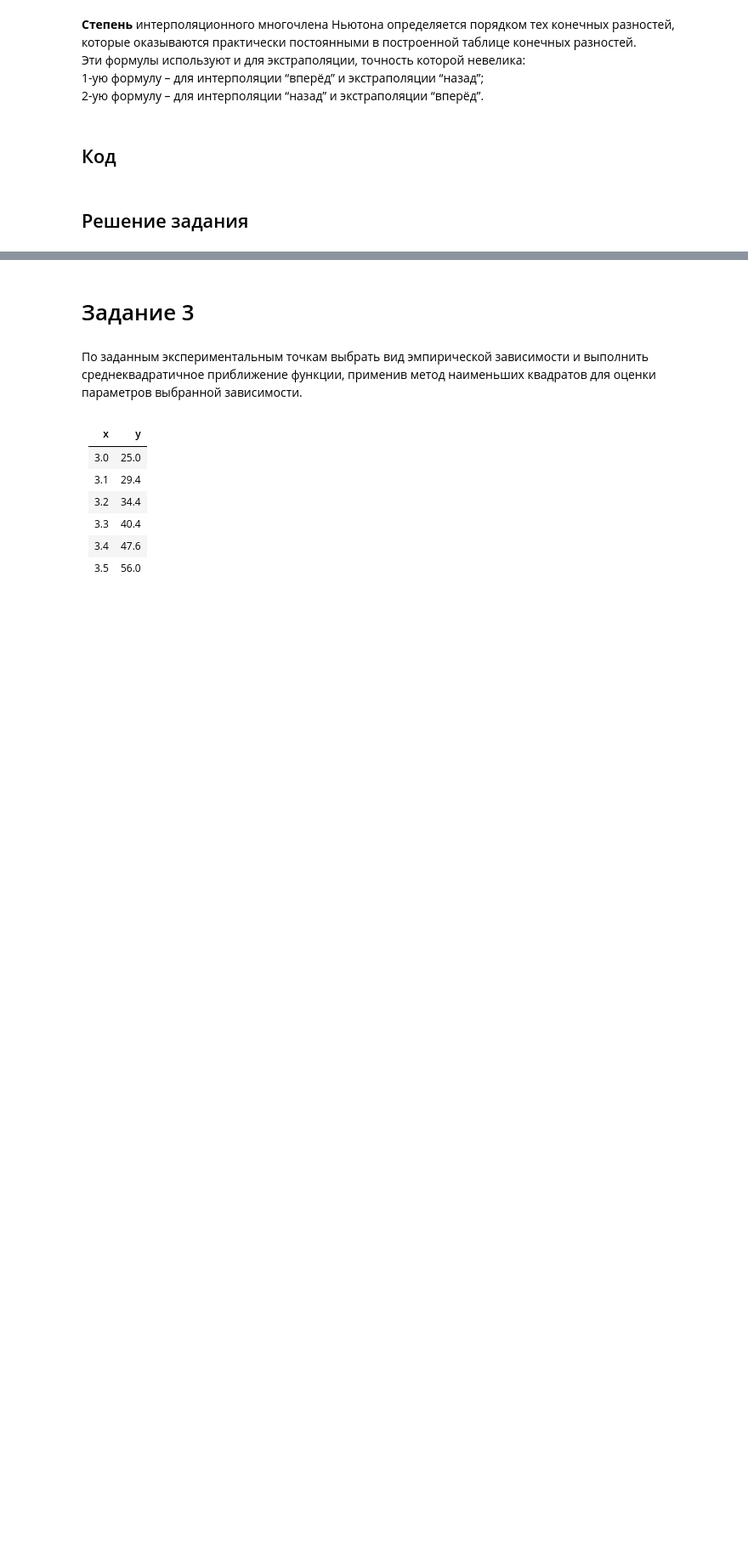
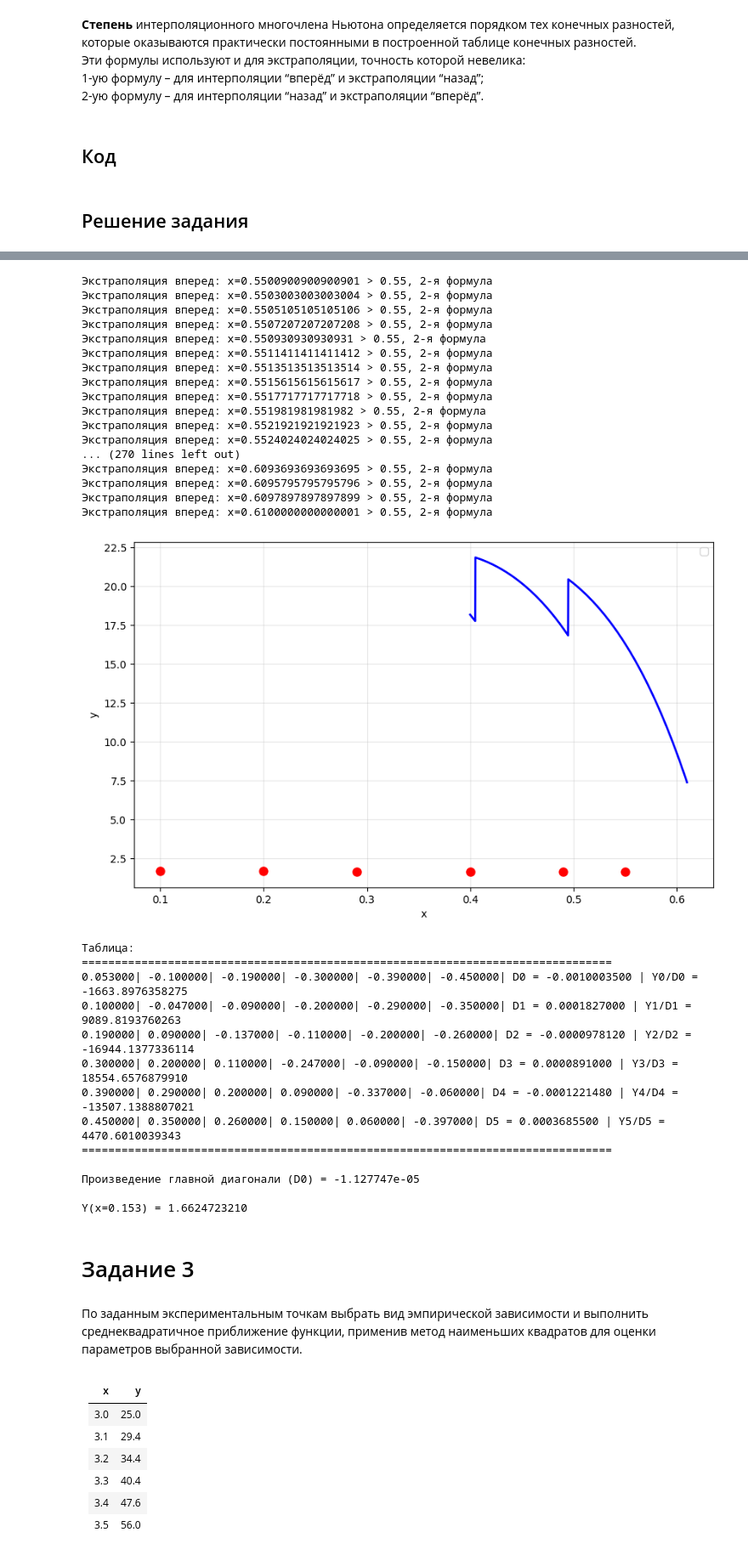
Before and after one commit to medovichka/Vyz, a Jupyter notebook: 2курс/2семестр/Код/Вычислительная Математика/3/Laba3VychMat.ipynb, the cells around one changed output, grey strips where cells are left out. Shown at 85% size. Saved outputs shown, nothing was run; the diff lists cells and outputs as text; code cells hidden in the pictures; blank space fills up the shorter version.

```diff
--- a/2курс/2семестр/Код/Вычислительная Математика/3/Laba3VychMat.ipynb
+++ b/2курс/2семестр/Код/Вычислительная Математика/3/Laba3VychMat.ipynb
@@ -414,3 +406,71 @@ Y(0.5674) = 5.8133676822
+# %%
+xk = [
+    0.45,
+    0.46,
+    0.47,
+    0.48,
+    0.49,
+    0.50,
+    0.51,
+    0.52,
+    0.53,
+    0.54,
+    0.55,
+    0.56
+      ]
+yk = [
+    20.1946,
+    19.6133,
+    18.9425,
+    18.1746,
+    17.3010,
+    16.3123,
+    15.1984,
+    13.9484,
+    12.5508,
+    10.9987,
+    9.2647,
+    7.3510,
+]
+
+x_plot = np.linspace(min(xk) - 0.05, max(xk) + 0.05, 1000)
+y_plot = [newton_methods(x_val, Xk,raznosti,0.01,7) for x_val in x_plot]
+plot(x_plot,y_plot)
+
+Table, Di, D0, result = lagrange_tablica(x, Xk, Yk)
+print_lagrange(Table, Di, D0, Yk, result, x)
+# %% [output]
+Экстраполяция вперед: x=0.5500900900900901 > 0.55, 2-я формула
+Экстраполяция вперед: x=0.5503003003003004 > 0.55, 2-я формула
+Экстраполяция вперед: x=0.5505105105105106 > 0.55, 2-я формула
+Экстраполяция вперед: x=0.5507207207207208 > 0.55, 2-я формула
+Экстраполяция вперед: x=0.550930930930931 > 0.55, 2-я формула
+Экстраполяция вперед: x=0.5511411411411412 > 0.55, 2-я формула
+Экстраполяция вперед: x=0.5513513513513514 > 0.55, 2-я формула
+Экстраполяция вперед: x=0.5515615615615617 > 0.55, 2-я формула
+Экстраполяция вперед: x=0.5517717717717718 > 0.55, 2-я формула
+Экстраполяция вперед: x=0.551981981981982 > 0.55, 2-я формула
+Экстраполяция вперед: x=0.5521921921921923 > 0.55, 2-я формула
+Экстраполяция вперед: x=0.5524024024024025 > 0.55, 2-я формула
+... (270 lines left out)
+Экстраполяция вперед: x=0.6093693693693695 > 0.55, 2-я формула
+Экстраполяция вперед: x=0.6095795795795796 > 0.55, 2-я формула
+Экстраполяция вперед: x=0.6097897897897899 > 0.55, 2-я формула
+Экстраполяция вперед: x=0.6100000000000001 > 0.55, 2-я формула
+[figure, added]
+Таблица:
+================================================================================
+0.053000| -0.100000| -0.190000| -0.300000| -0.390000| -0.450000| D0 = -0.0010003500 | Y0/D0 = -1663.8976358275
+0.100000| -0.047000| -0.090000| -0.200000| -0.290000| -0.350000| D1 = 0.0001827000 | Y1/D1 = 9089.8193760263
+0.190000| 0.090000| -0.137000| -0.110000| -0.200000| -0.260000| D2 = -0.0000978120 | Y2/D2 = -16944.1377336114
+0.300000| 0.200000| 0.110000| -0.247000| -0.090000| -0.150000| D3 = 0.0000891000 | Y3/D3 = 18554.6576879910
+0.390000| 0.290000| 0.200000| 0.090000| -0.337000| -0.060000| D4 = -0.0001221480 | Y4/D4 = -13507.1388807021
+0.450000| 0.350000| 0.260000| 0.150000| 0.060000| -0.397000| D5 = 0.0003685500 | Y5/D5 = 4470.6010039343
+================================================================================
+
+Произведение главной диагонали (D0) = -1.127747e-05
+
+Y(x=0.153) = 1.6624723210
 # %% [markdown]
 # Задание 3
 # %% [markdown]
```
Also changed, not shown: parts of 18 cells of this notebook, 2 other files.
